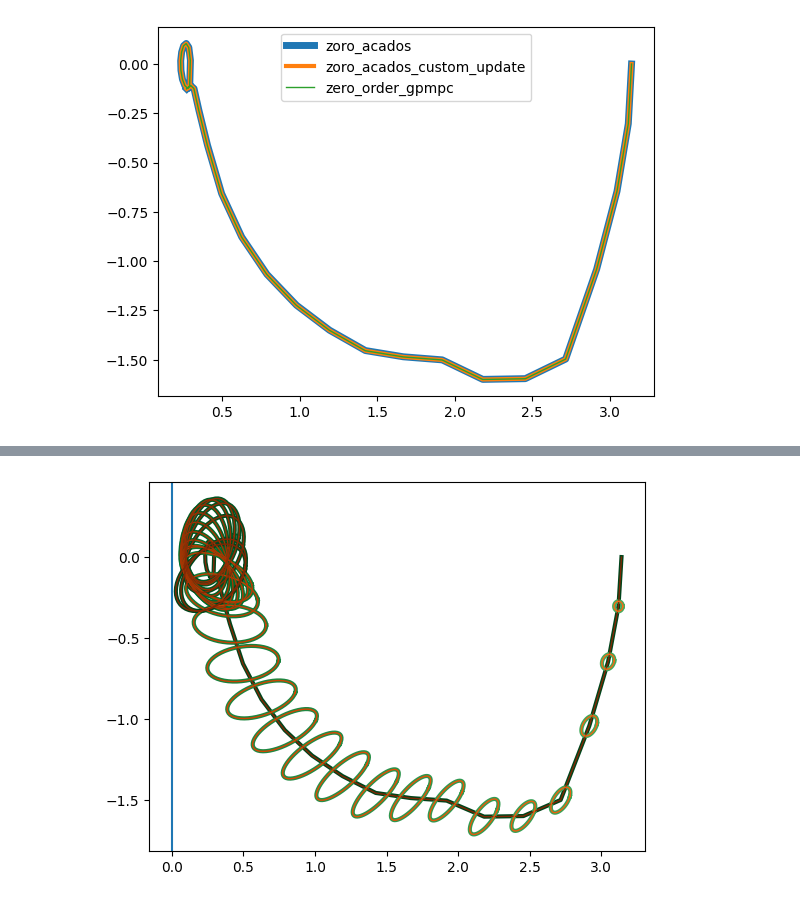
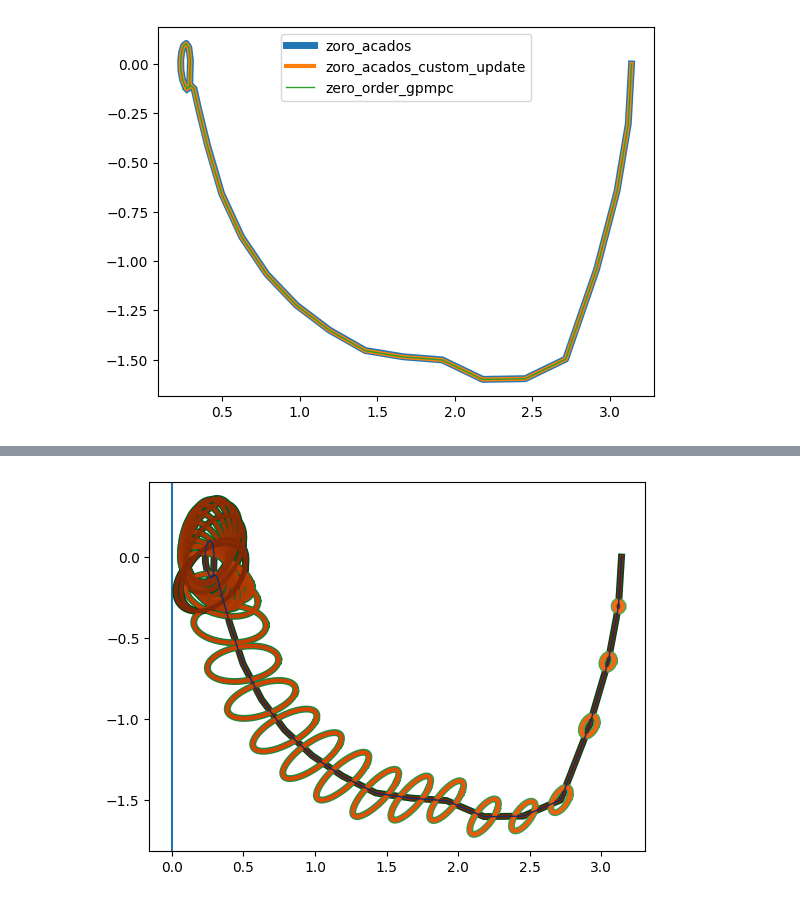
Before and after one commit to aaronprevedello/l4acados, a Jupyter notebook: examples/inverted_pendulum/test_main.ipynb, the cells around one changed output, grey strips where cells are left out. Saved outputs shown, nothing was run; the diff lists cells and outputs as text; code cells hidden in the pictures.

Commit message:
Add zero_order plot to comparison

```diff
--- a/examples/inverted_pendulum/test_main.ipynb
+++ b/examples/inverted_pendulum/test_main.ipynb
@@ -110,19 +110,25 @@ data_zoro_acados["P"]
 # %%
 fig, ax = base_plot(lb_theta=0.0)
 
 plot_data_zoro_acados = EllipsoidTubeData2D(
     center_data=data_zoro_acados["X"],
     ellipsoid_data=np.array(data_zoro_acados["P"]),
     # ellipsoid_data=None,
 )
 plot_data_zoro_acados_cupdate = EllipsoidTubeData2D(
     center_data=data_zoro_acados_custom_update["X"],
     ellipsoid_data=np.array(P_cup),
     # ellipsoid_data=None,
 )
-add_plot_trajectory(ax, plot_data_zoro_acados, color_fun=plt.cm.Greens, linewidth=3)
+plot_data_zero_order_gpmpc = EllipsoidTubeData2D(
+    center_data=data_zero_order_gpmpc["X"],
+    # ellipsoid_data=np.array(P_cup),
+    ellipsoid_data=None,
+)
+add_plot_trajectory(ax, plot_data_zoro_acados, color_fun=plt.cm.Greens, linewidth=5)
 add_plot_trajectory(
-    ax, plot_data_zoro_acados_cupdate, color_fun=plt.cm.Oranges, linewidth=1
+    ax, plot_data_zoro_acados_cupdate, color_fun=plt.cm.Oranges, linewidth=3
 )
+add_plot_trajectory(ax, plot_data_zero_order_gpmpc, color_fun=plt.cm.Blues, linewidth=1)
 # %% [output]
-[figure, old version]
+[figure, new version]
```
Also changed, not shown: parts of 1 cell of this notebook, 2 other files.
